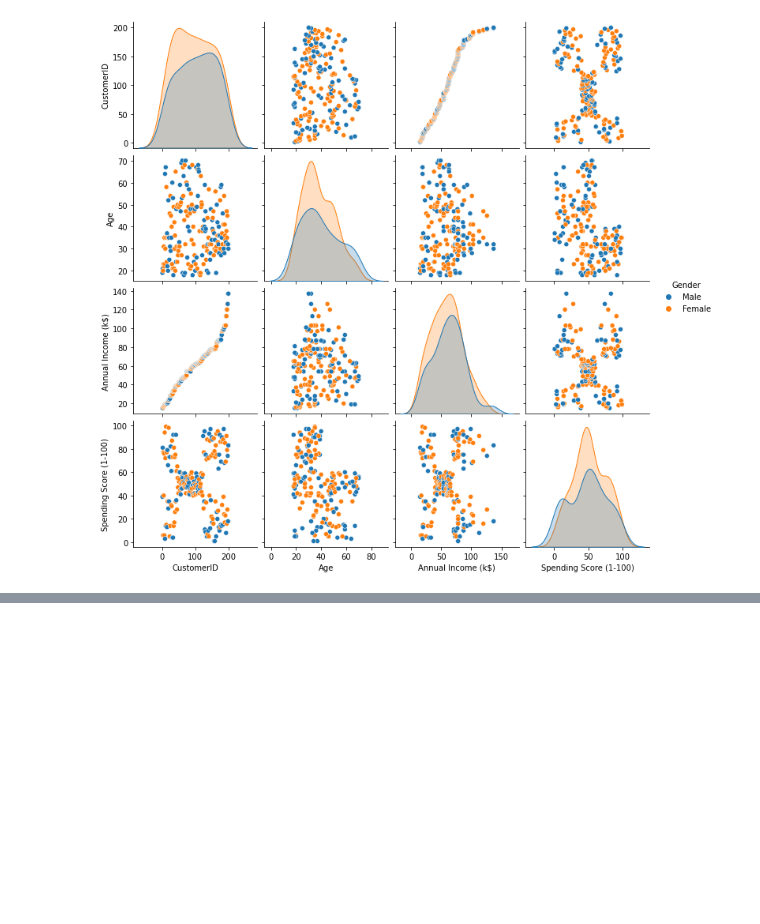
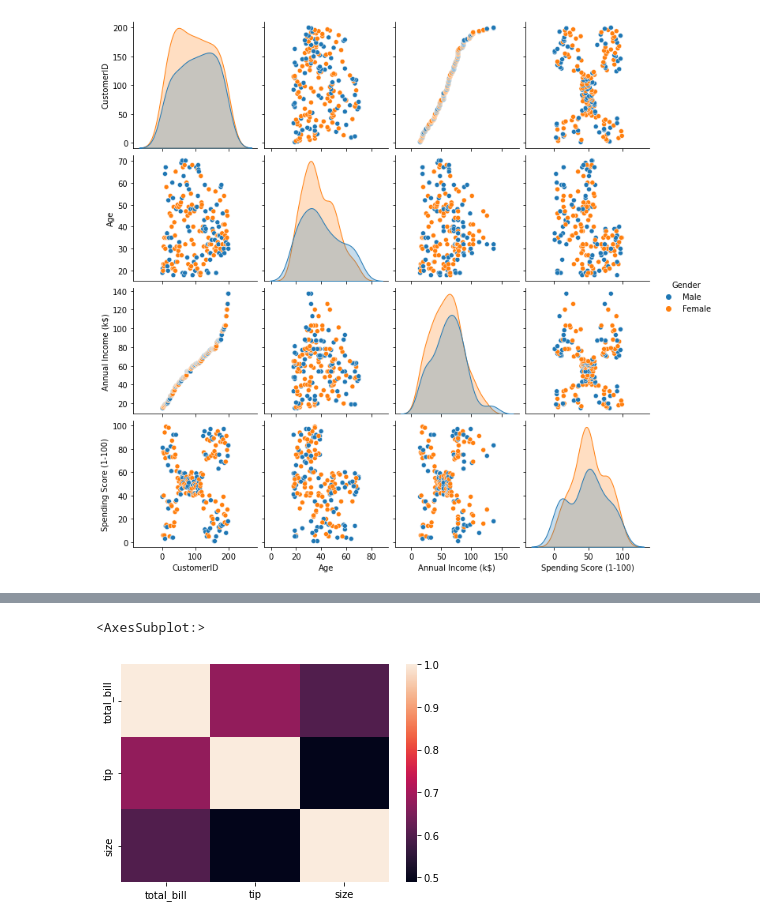
Before and after one commit to leeran7/data-science-class, a Jupyter notebook: notes9.ipynb, the cells around one changed output, grey strips where cells are left out. Saved outputs shown, nothing was run; the diff lists cells and outputs as text; code cells hidden in the pictures; blank space fills up the shorter version.

```diff
--- a/notes9.ipynb
+++ b/notes9.ipynb
@@ -184,0 +214,5 @@ sns.pairplot(mall, hue="Gender")
+# %%
+sns.heatmap(tips.corr())
+# %% [output]
+<AxesSubplot:>
+[figure, added]
```
Also changed, not shown: parts of 6 cells of this notebook, 3 other files.
